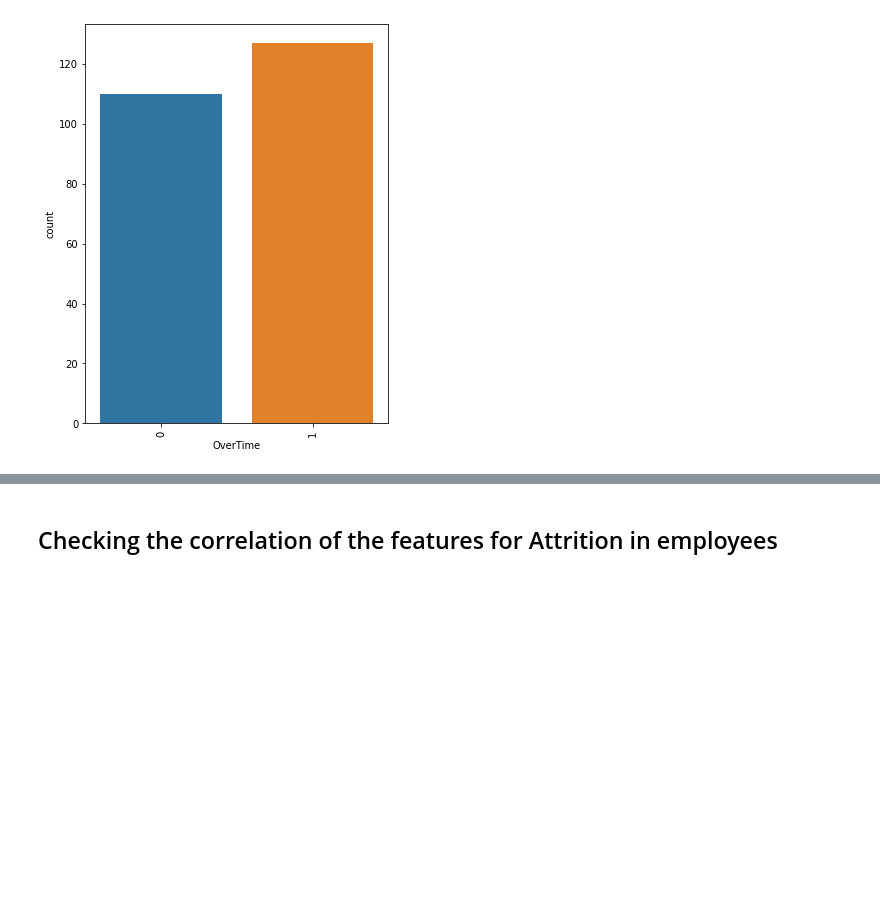
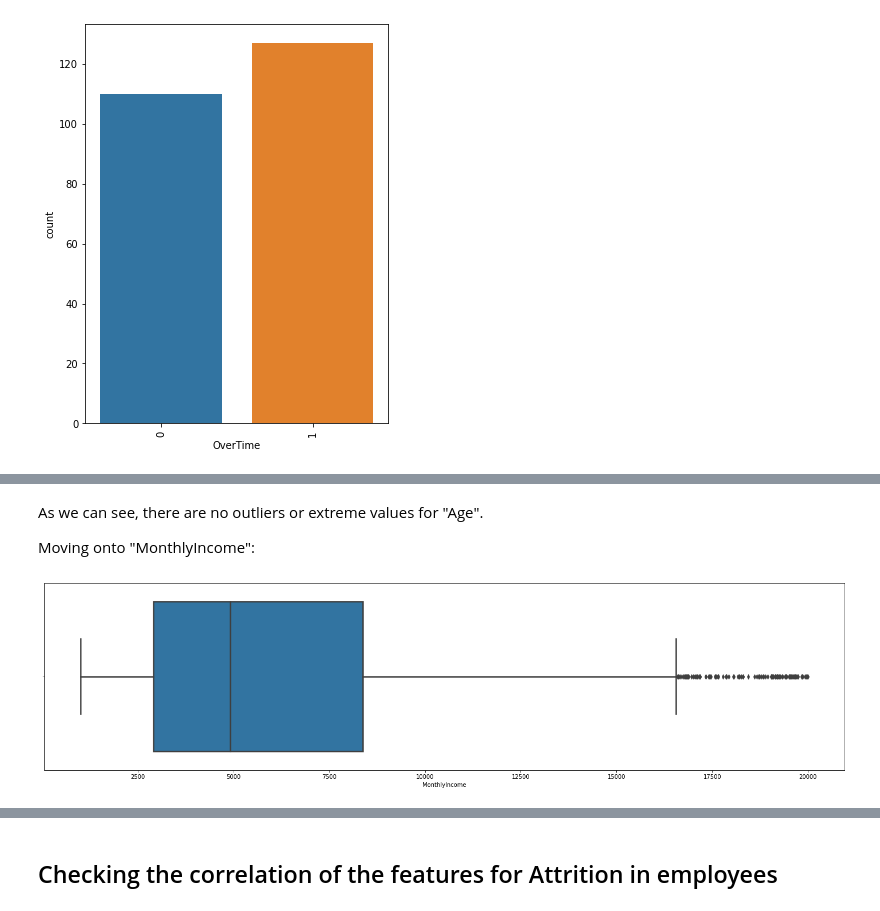
Before and after one commit to Ad2891/Slutuppgift-team12, a Jupyter notebook: Slutuppgift.ipynb, the cells around one changed output, grey strips where cells are left out. Drawn from its saved outputs; the diff is of its cells as text; code cells hidden in the pictures; blank space fills up the shorter version.

```diff
--- a/Slutuppgift.ipynb
+++ b/Slutuppgift.ipynb
@@ -376,0 +400,8 @@ For continuous features, we also see some changes:
+# %% [markdown]
+As we can see, there are no outliers or extreme values for "Age".
+
+Moving onto "MonthlyIncome":
+# %%
+plot_outlier(employee_data_dummies["MonthlyIncome"])
+# %% [output]
+[figure, added]
```
Also changed, not shown: parts of 12 cells of this notebook.
